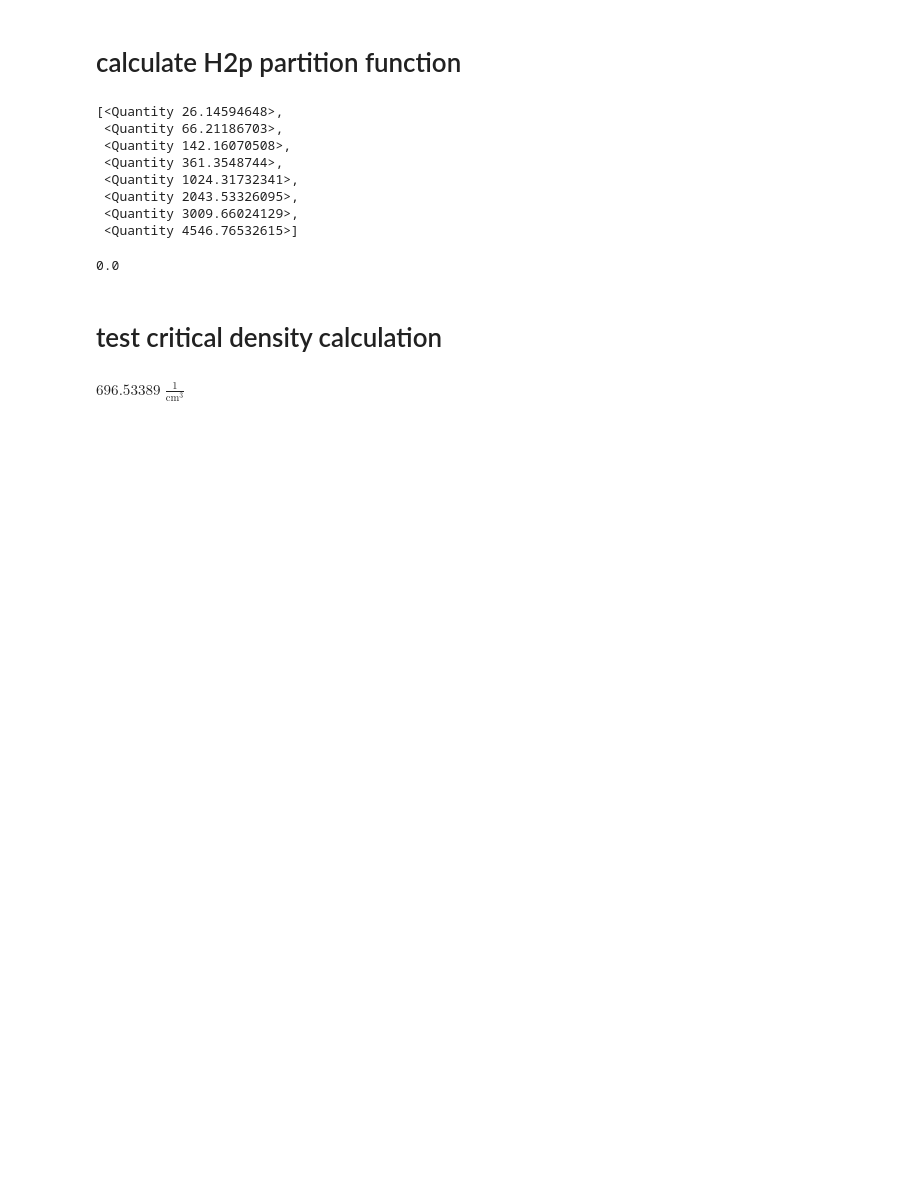
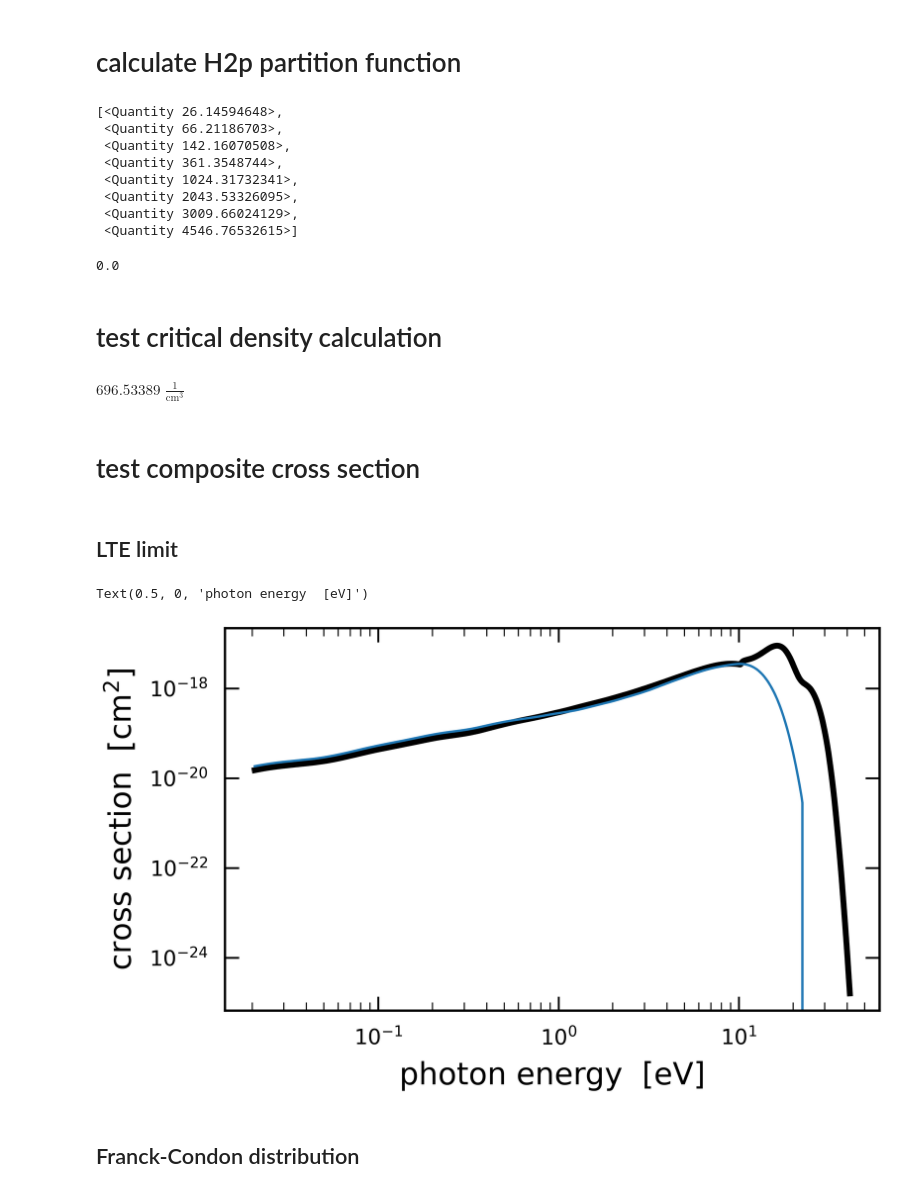
Before and after one commit to AndreaIncatasciato/LWphotorates, a Jupyter notebook: quick_tests.ipynb, the cells around one changed output. Cells and saved outputs as stored; diff of their text form; code cells hidden in the pictures; blank space fills up the shorter version.

Commit message:
tests cross section

```diff
--- a/quick_tests.ipynb
+++ b/quick_tests.ipynb
@@ -474,3 +474,5 @@ from LWphotorates.H2p import calculate_critical_density
 calculate_critical_density(5e3)
 # %% [output]
 $696.53389 \; \mathrm{\frac{1}{cm^{3}}}$
+# %% [markdown]
+# test composite cross section
@@ -476,0 +492,31 @@ $696.53389 \; \mathrm{\frac{1}{cm^{3}}}$
+# %%
+ground_states_data = get_cross_section_zammit()
+# %% [markdown]
+## LTE limit
+# %%
+gas_temperature = 5e3 * u.K
+use_franck_condon = False
+
+cross_section_reference = 'B_15'
+custom_wavelength_array = ground_states_data['photon_wl']
+babb_cross_section, babb_heating = calculate_composite_cross_section(gas_temperature, cross_section_reference, custom_wavelength_array, use_franck_condon)
+
+cross_section_reference = 'Z_17'
+custom_wavelength_array = None
+zammit_cross_section, zammit_heating = calculate_composite_cross_section(gas_temperature, cross_section_reference, custom_wavelength_array, use_franck_condon)
+# %%
+fig, ax = plt.subplots()
+ax.plot(ground_states_data['photon_energy'], zammit_cross_section, lw=5, ls='-', c='k')
+ax.plot(ground_states_data['photon_energy'], babb_cross_section, lw=2, ls='-', c='C0')
+ax.set_yscale('log')
+ax.set_xscale('log')
+ax.set_ylabel(r'cross section  [cm$^2$]')
+# ax.set_xlabel(r'photon wavelength  [$\AA$]')
+# ax.set_xlim(left=1e2, right=1e4)
+ax.set_xlabel(r'photon energy  [eV]')
+# ax.set_xlim(left=1e0, right=1e2)
+# %% [output]
+Text(0.5, 0, 'photon energy  [eV]')
+[figure, added]
+# %% [markdown]
+## Franck-Condon distribution
```
Also changed, not shown: parts of 5 cells of this notebook.
